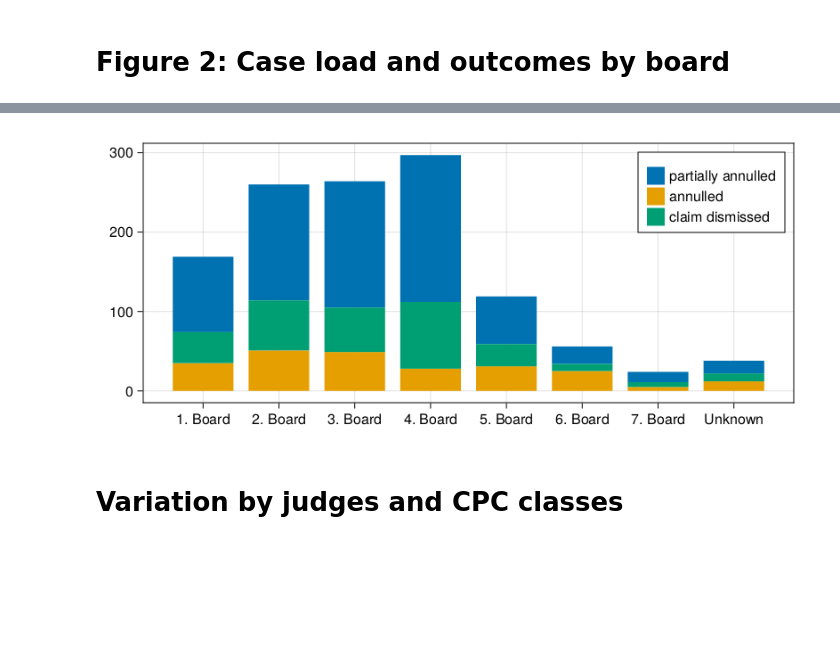
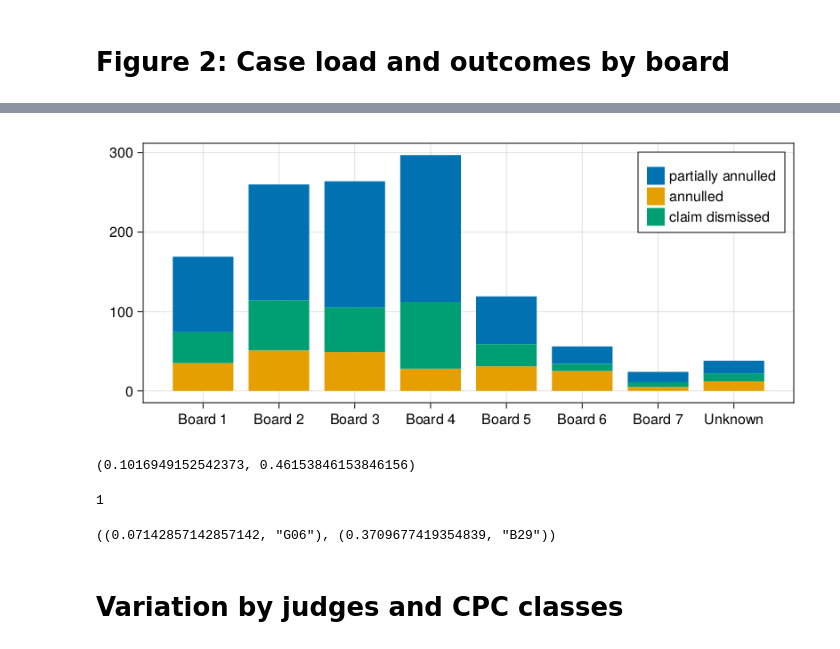
Before and after one commit to jfb-h/unified-judicial-decisions-analysis, a Jupyter notebook: scripts/final-results/descriptive-results.ipynb, the cells around one changed output, grey strips where cells are left out. Drawn from its saved outputs; the diff is of its cells as text; code cells hidden in the pictures; blank space fills up the shorter version.

```diff
--- a/scripts/final-results/descriptive-results.ipynb
+++ b/scripts/final-results/descriptive-results.ipynb
@@ -98,19 +131,40 @@ end
 # %%
 let df = DataFrame(senate=(label ∘ senate).(decisions), outcome=(label ∘ outcome).(decisions))
     df = combine(groupby(df, [:senate, :outcome]), nrow => :count)
-    df.senate = replace.(df.senate, "0. Senate" => "Unknown")
-    df.senate = replace.(df.senate, r"Senate" => "Board")
+    df.senate = replace.(df.senate, "Board 0" => "Unknown")
 
     order = ["partially annulled", "annulled", "claim dismissed"]
     plt = data(df) * mapping(:senate=>"", :count=>"", color=:outcome=>sorter(order)=>"", stack=:outcome) * visual(BarPlot)
 
     fig = Figure(resolution=(800, 350))
     p = draw!(fig, plt)
     legend!(fig[1,1], p; tellwidth=false, halign=:right, valign=:top, margin=(10, 10, 10, 10))
     fig
 end
 # %% [output]
-[figure, old version]
+[figure, new version]
+# %%
+using DataFramesMeta
+
+let df = flatten_and_summarize(decisions, judges)
+    @rsubset! df :n >= 50
+    extrema(df.var"claim dismissed")
+end
+# %% [output]
+(0.1016949152542373, 0.46153846153846156)
+# %%
+Threads.nthreads()
+# %% [output]
+1
+# %%
+let df = flatten_and_summarize(decisions, class ∘ patent)
+    @rsubset! df :n >= 50
+    min = findmin(df.var"claim dismissed")
+    max = findmax(df.var"claim dismissed")
+    (min[1], df.group[min[2]]), (max[1], df.group[max[2]])
+end
+# %% [output]
+((0.07142857142857142, "G06"), (0.3709677419354839, "B29"))
 # %% [markdown]
 # Variation by judges and CPC classes
 # %%
```
Also changed, not shown: parts of 6 cells of this notebook, 12 other files.
